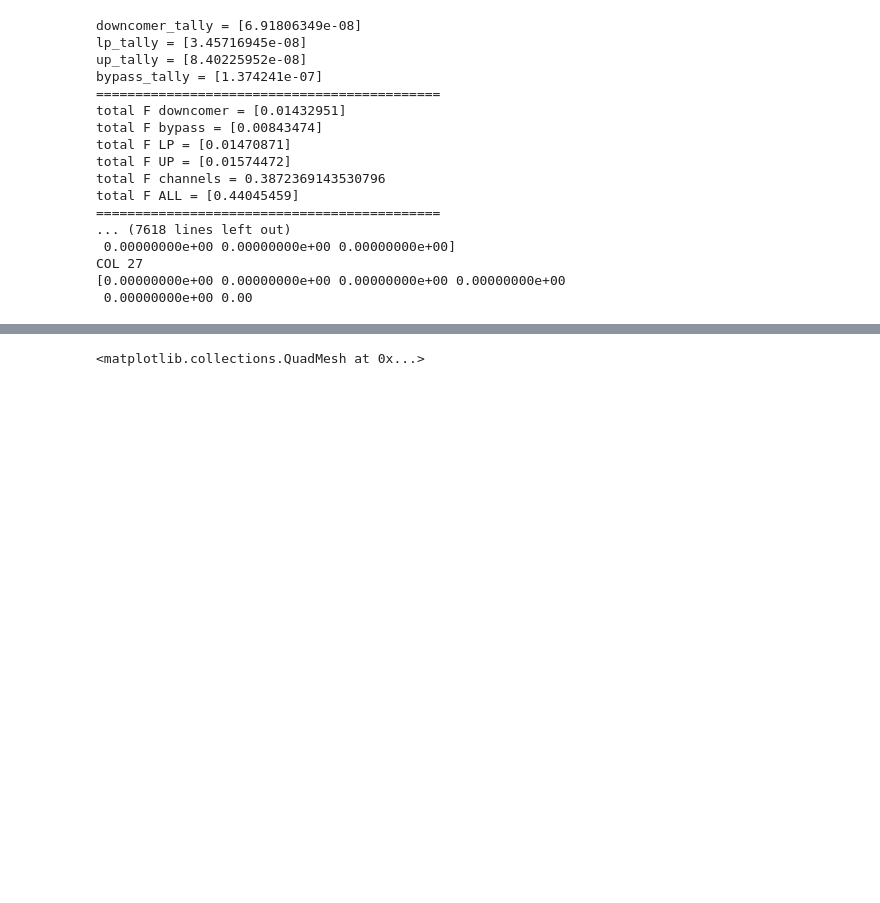
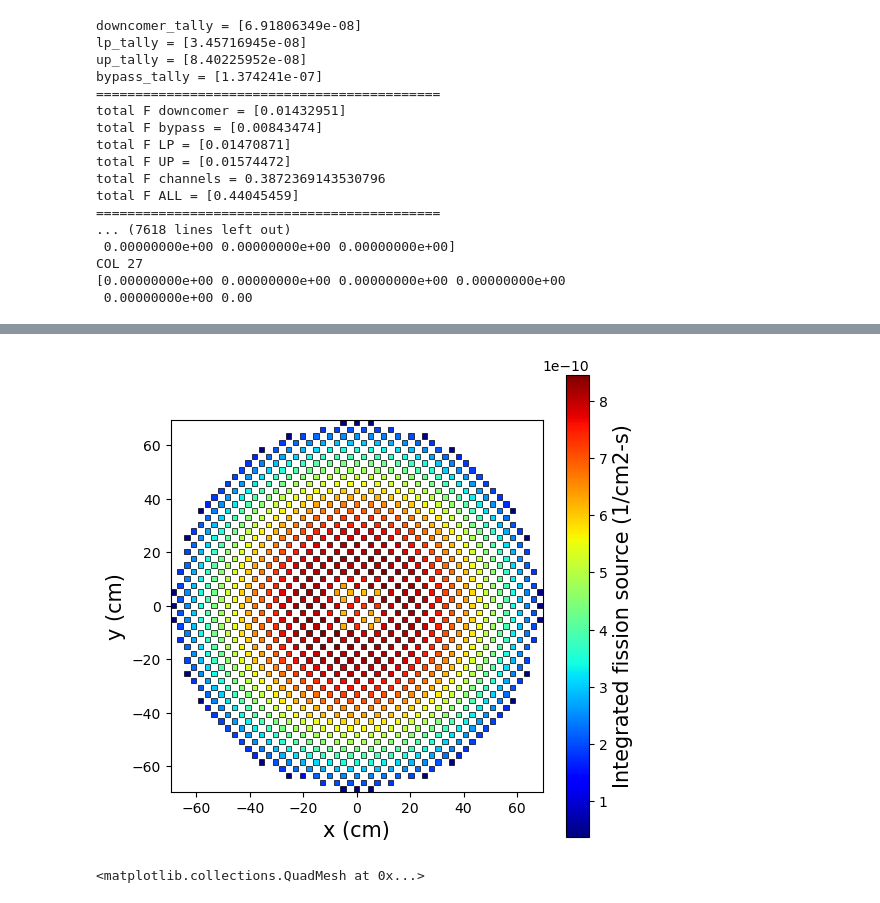
Before and after one commit to jfaulkner31/mothman, a Jupyter notebook: openmc_tallies.ipynb, the cells around one changed output, grey strips where cells are left out. Saved outputs shown, nothing was run; the diff lists cells and outputs as text; code cells hidden in the pictures; blank space fills up the shorter version.

```diff
--- a/openmc_tallies.ipynb
+++ b/openmc_tallies.ipynb
@@ -517,3 +554,9 @@ plt.plot(mdots[0:-2])
+# %%
+ch.plot_map(var='int_fission_src', zNode=0, figsize=(6,6), radius=1, cmap_label='default',
+            cmap_fontsize=15, cmap_name='jet', cmap_minmax='default',
+            y_label='y (cm)', x_label='x (cm)')
+# %% [output]
+[figure, added]
 # %%
 plt.figure(figsize=(2,2))
 plt.pcolormesh(xgrid, ygrid, F[24,:,:])
```
Also changed, not shown: parts of 6 cells of this notebook, 1 other file.
